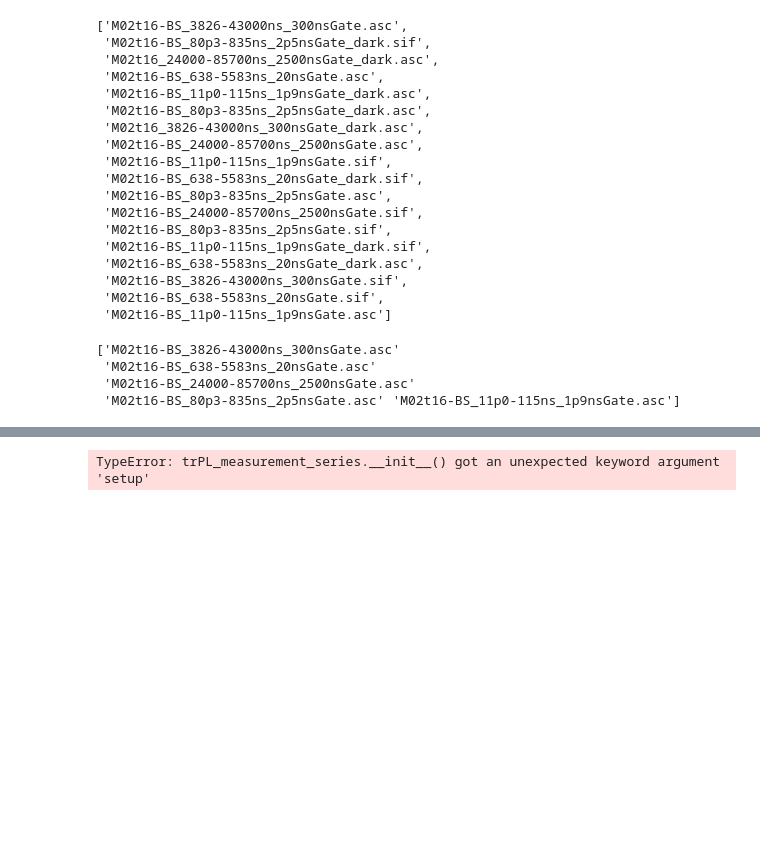
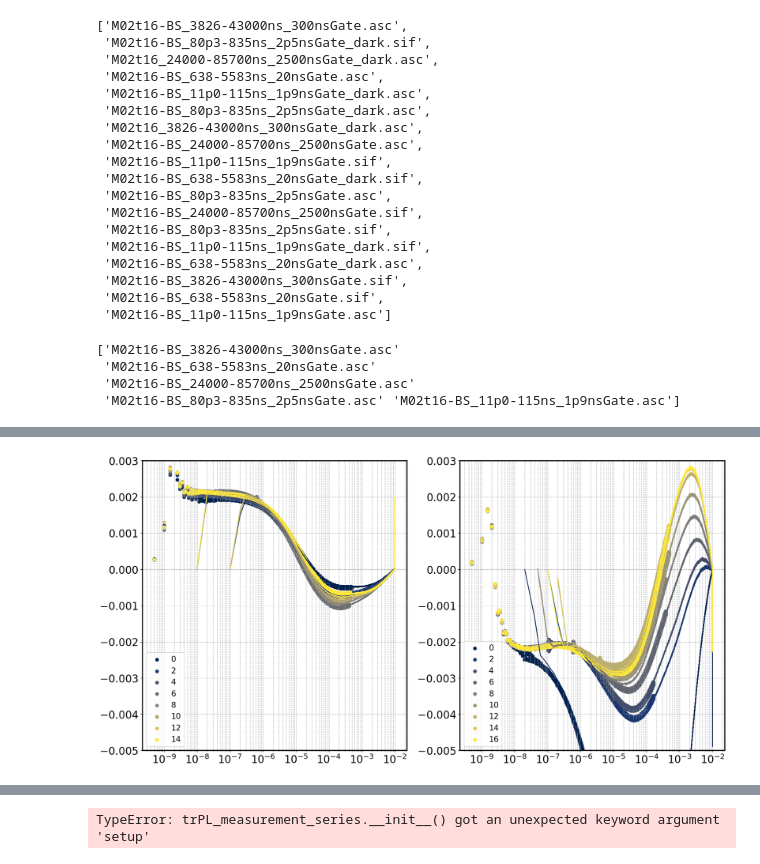
Before and after one commit to MimaxSimm/trPL_Analysis, a Jupyter notebook: trPL-Spectras.ipynb, the cells around one changed output, grey strips where cells are left out. Drawn from its saved outputs; the diff is of its cells as text; code cells hidden in the pictures; blank space fills up the shorter version.

```diff
--- a/trPL-Spectras.ipynb
+++ b/trPL-Spectras.ipynb
@@ -195,0 +237,71 @@ class trPL_withSpectra:
+# %%
+cmap = plt.get_cmap('cividis', int(len(files)/2))          # discrete palette with n colors
+colors = [cmap(i) for i in range(int(len(files)/2))]
+
+fig, ax = plt.subplots(1, 2, figsize = (20, 10))
+
+for i, f in enumerate(files):
+    if not(measurementPos[i] % 50):
+        filepath = join(SPV_folderpath, f)
+        spv = pd.read_csv(filepath, skiprows=3, sep = ",", comment='#', dtype=np.float64)
+        sig = spv['Ampl'].to_numpy() - np.average(spv['Ampl'].to_numpy()[0:100])
+        arg_delay = np.argmax(sig > 1e-4)
+        print(f, spv['Time'].to_numpy()[arg_delay], arg_delay)
+        t = spv['Time'].to_numpy()-spv['Time'].to_numpy()[arg_delay-1]
+        p = ax[0].scatter(t[t>0], sig[t>0], label = i, color = colors[int(i/2)])
+
+    else:
+        filepath = join(SPV_folderpath, f)
+        spv = pd.read_csv(filepath, skiprows=3, sep = ",", comment='#', dtype=np.float64)
+        # grab the last scatter (last PathCollection in ax.collections)
+        last_scatter = [c for c in ax[0].collections if isinstance(c, matplotlib.collections.PathCollection)][-1]
+        sig = spv['Ampl'].to_numpy()
+        t = (spv['Time'].to_numpy() - spv['Time'].to_numpy()[0])
+        arg = np.argmax(sig[1:]-sig[:-1])
+        t = t-t[arg-1]
+        ax[0].plot(t[(t>0) & (t<1e-2)], sig[(t>0) & (t<1e-2)] - sig[arg-1], color = last_scatter.get_facecolors())
+
+
+cmap = plt.get_cmap('cividis', int(len(files_BS)/2))          # discrete palette with n colors
+colors = [cmap(i) for i in range(int(len(files_BS)/2))]
+
+for i, f in enumerate(files_BS):
+    if not(measurementPos[i] % 50):
+        filepath = join(SPV_folderpathBS, f)
+        spv = pd.read_csv(filepath, skiprows=3, sep = ",", comment='#', dtype=np.float64)
+        sig = spv['Ampl'].to_numpy() - np.average(spv['Ampl'].to_numpy()[0:100])
+        arg_delay = np.argmax(sig > 1e-4)
+        print(f, spv['Time'].to_numpy()[arg_delay], arg_delay)
+        t = spv['Time'].to_numpy()-spv['Time'].to_numpy()[arg_delay-1]
+        p = ax[1].scatter(t[t>0], sig[t>0], label = i, color = colors[int(i/2)])
+    else:
+        filepath = join(SPV_folderpathBS, f)
+        spv = pd.read_csv(filepath, skiprows=3, sep = ",", comment='#', dtype=np.float64)
+        # grab the last scatter (last PathCollection in ax.collections)
+        last_scatter = [c for c in ax[1].collections if isinstance(c, matplotlib.collections.PathCollection)][-1]
+        sig = spv['Ampl'].to_numpy()
+        t = (spv['Time'].to_numpy() - spv['Time'].to_numpy()[0])
+        arg = np.argmin(sig[1:]-sig[:-1])
+        t = t-t[arg-1]
+        print(f, spv['Time'].to_numpy()[arg_delay], arg_delay)
+        ax[1].plot(t[(t>0) & (t<1e-2)], sig[(t>0) & (t<1e-2)] - sig[arg-1], color = last_scatter.get_facecolors())
+
+
+for a in ax:
+    a.set_xscale("log")
+    a.set_yscale("linear")
+    a.set_ylim([-0.005, 0.003])
+
+    axis_fontsize = 29
+    axisTicks_fontsize = 20
+    a.legend(fontsize = 15)
+    a.tick_params(axis='x', labelsize=axisTicks_fontsize)
+    a.tick_params(axis='y', labelsize=axisTicks_fontsize)
+    a.grid(visible = True, which = 'both', linestyle = '--')
+
+    w_frame = 2
+    a.spines["bottom"].set_linewidth(w_frame)
+    a.spines["top"].set_linewidth(w_frame)
+    a.spines["left"].set_linewidth(w_frame)
+    a.spines["right"].set_linewidth(w_frame)
+# %% [output]
@@ -196 +325,2 @@ class trPL_withSpectra:
+[figure, added]
 # %%
```
Also changed, not shown: parts of 11 cells of this notebook.
